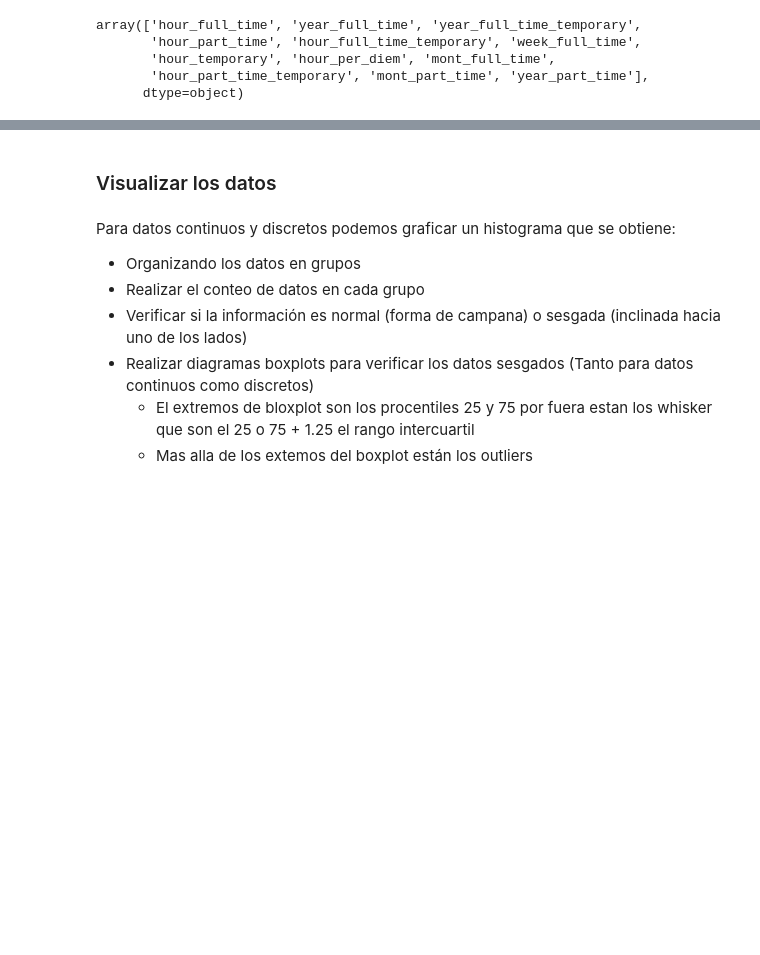
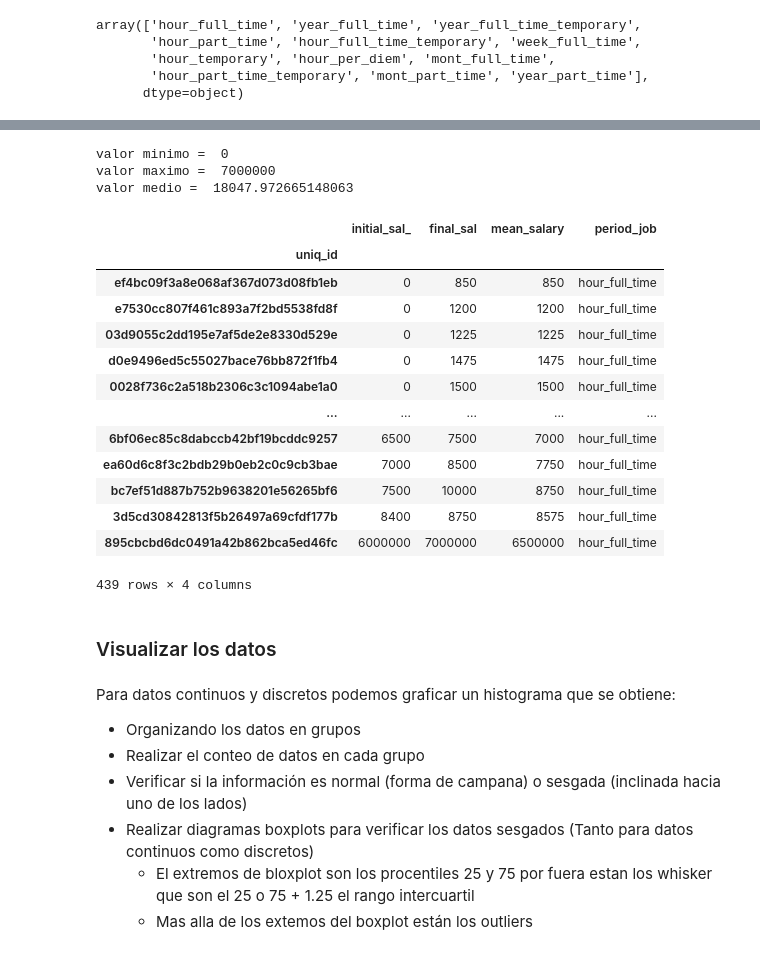
Before and after one commit to yohan-alfonso/Exploracion_Datos, a Jupyter notebook: main.ipynb, the cells around one changed output, grey strips where cells are left out. Drawn from its saved outputs; the diff is of its cells as text; code cells hidden in the pictures; blank space fills up the shorter version.

```diff
--- a/main.ipynb
+++ b/main.ipynb
@@ -294,3 +386,29 @@ from statistics import mean
+# %%
+print('valor minimo = ', min(hour_full_time['final_sal']))
+print ('valor maximo = ', max(hour_full_time['final_sal']))
+print ( 'valor medio = ' , hour_full_time['final_sal'].mean())
+# %% [output]
+valor minimo =  0
+valor maximo =  7000000
+valor medio =  18047.972665148063
+# %%
+hour_full_time_final_sal = hour_full_time.sort_values(by=['initial_sal_','final_sal','mean_salary'])
+hour_full_time_final_sal
+# %% [output]
+|  | initial_sal_ | final_sal | mean_salary | period_job |
+| uniq_id |  |  |  |  |
+| ef4bc09f3a8e068af367d073d08fb1eb | 0 | 850 | 850 | hour_full_time |
+| e7530cc807f461c893a7f2bd5538fd8f | 0 | 1200 | 1200 | hour_full_time |
+| 03d9055c2dd195e7af5de2e8330d529e | 0 | 1225 | 1225 | hour_full_time |
+| d0e9496ed5c55027bace76bb872f1fb4 | 0 | 1475 | 1475 | hour_full_time |
+| 0028f736c2a518b2306c3c1094abe1a0 | 0 | 1500 | 1500 | hour_full_time |
+| ... | ... | ... | ... | ... |
+| 6bf06ec85c8dabccb42bf19bcddc9257 | 6500 | 7500 | 7000 | hour_full_time |
+| ea60d6c8f3c2bdb29b0eb2c0c9cb3bae | 7000 | 8500 | 7750 | hour_full_time |
+| bc7ef51d887b752b9638201e56265bf6 | 7500 | 10000 | 8750 | hour_full_time |
+| 3d5cd30842813f5b26497a69cfdf177b | 8400 | 8750 | 8575 | hour_full_time |
+| 895cbcbd6dc0491a42b862bca5ed46fc | 6000000 | 7000000 | 6500000 | hour_full_time |
+439 rows × 4 columns
 # %% [markdown]
 ### Visualizar los datos
 # %% [markdown]
```
Also changed, not shown: parts of 9 cells of this notebook.
